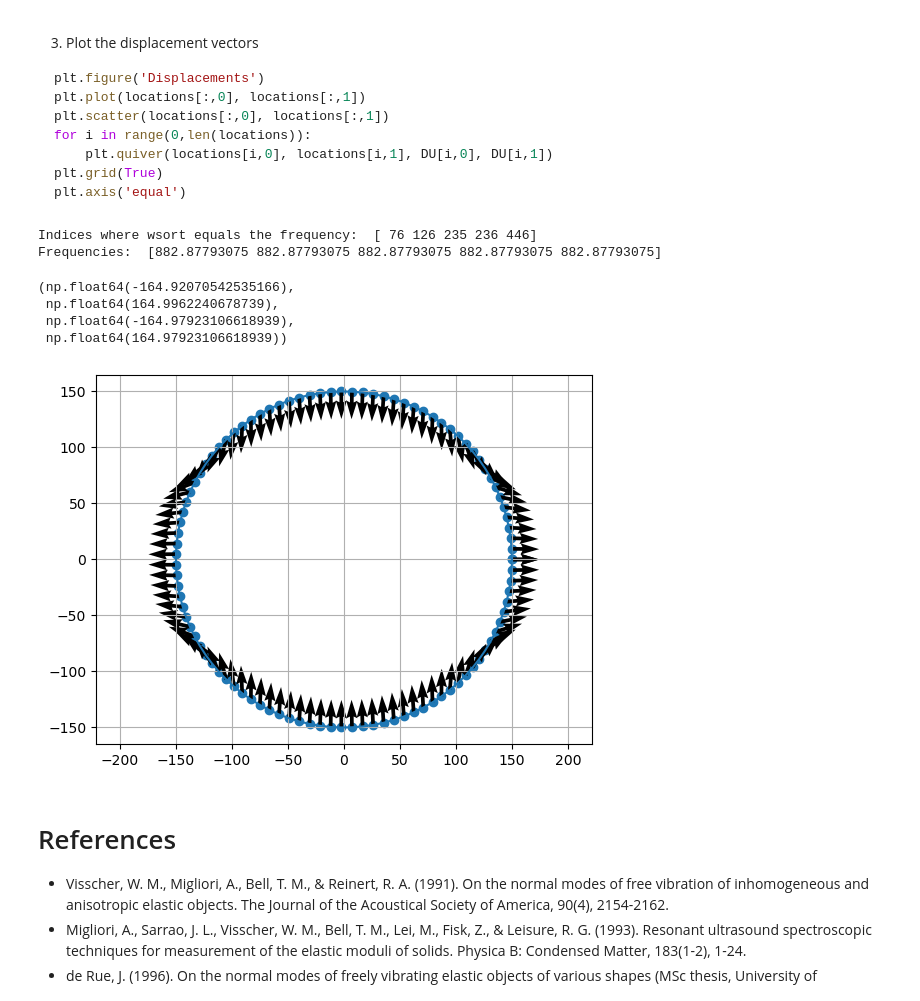
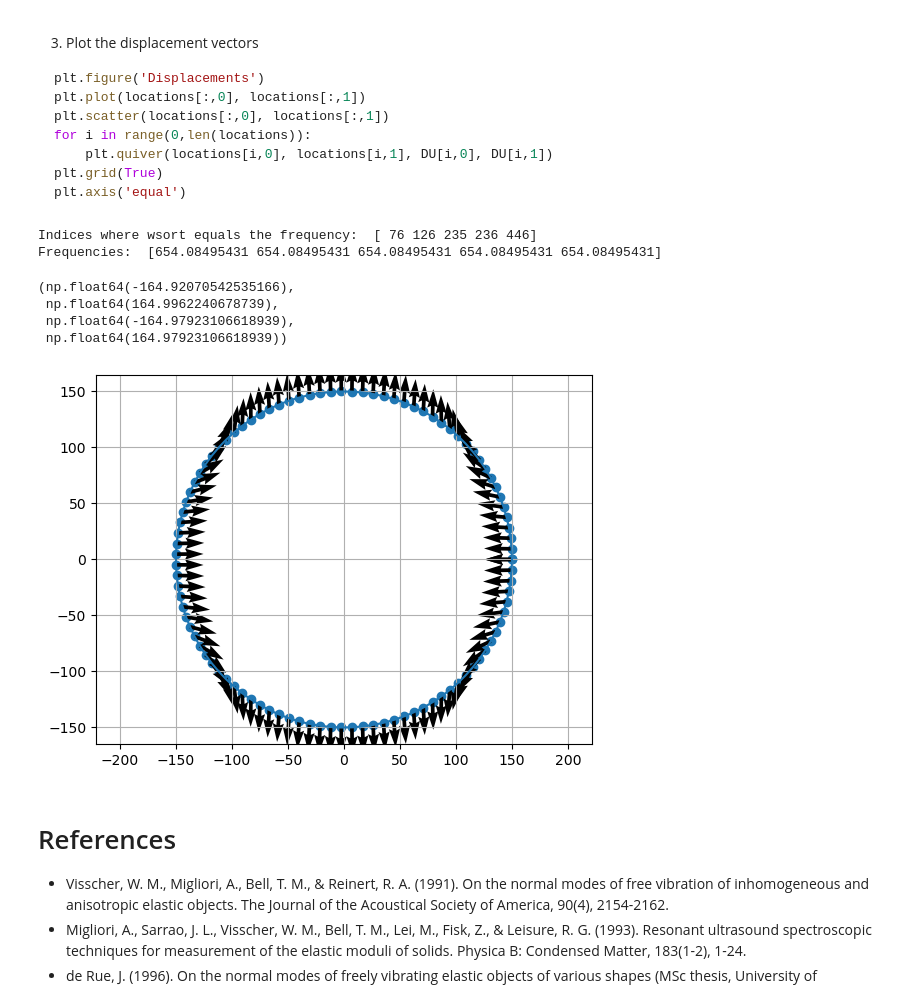
Before and after one commit to edur409/Circumferential-Surface-Waves, a Jupyter notebook: RUS/RUS_Sphere.ipynb, the cells around one changed output. Saved outputs shown, nothing was run; the diff lists cells and outputs as text; code cells hidden in the pictures.

````diff
--- a/RUS/RUS_Sphere.ipynb
+++ b/RUS/RUS_Sphere.ipynb
@@ -34,11 +34,11 @@ def c_t(mu, rho):
     return 1000*numpy.sqrt(mu/rho)
 
 # Inputs
-# Aluminium: Lam: 110.0  , Mu: 26.0 , Rho: 2.713
+# Aluminium: Lam: 53.0989  , Mu: 26.0 , Rho: 2.710
 # Copper: Lam: 105.6 GPa, Mu: 48.3 GPa, Rho: 8.933 g/cm^3
-Lam = 53.0989#110.0# 105.6 # GPa 105.6 55.5#
-Mu = 26.7195 #26.0 #48.3 # GPa 48.3
-rho = 2.710 #2.713 #8.933 # cm^3 8.933
+Lam = 105.6 # GPa 53.0989#
+Mu = 48.3 # GPa 26.7195
+rho = 8.933 # cm^3 2.710 #
 
 print('Vp: ', c_l(Lam, Mu, rho))
 print('Vs: ', c_t(Mu, rho))
@@ -270,7 +270,7 @@ EIGVALS = numpy.concatenate(eigvals)#/(2*numpy.pi)
 EIGVALS = numpy.round(EIGVALS, decimals = decimals) # Truncate the decimal values to identify the frequencies
 # EIGVALS = EIGVALS.sort() # sort the eigenvalues if needed
 wsort = numpy.round(wsort, decimals = decimals) # Truncate the decimal values to identify the frequencies
-pos = numpy.where(EIGVALS == wsort[16])[0] # Choose a frequency to plot and find its indices!!!
+pos = numpy.where(EIGVALS == wsort[12])[0] # Choose a frequency to plot and find its indices!!!
 print('Indices where wsort equals the frequency: ', pos)
 print('Frequencies: ', 1e5*numpy.sqrt(EIGVALS[pos])/(2*numpy.pi))
 # Find the eigenvectors for those eigenvalue positions
@@ -399,35 +399,35 @@ plt.grid(True)
 plt.axis('equal')
 ```
 # %%
-pos = numpy.where(EIGVALS == wsort[11])[0] # Choose a frequency to plot and find its indices!!!
+pos = numpy.where(EIGVALS == wsort[12])[0] # Choose a frequency to plot and find its indices!!!
 print('Indices where wsort equals the frequency: ', pos)
 print('Frequencies: ', 1e5*numpy.sqrt(EIGVALS[pos])/(2*numpy.pi))
 
 DU = numpy.zeros((len(locations),2))
 i = 0
 for loc in locations:
-    dx, dy, dz = u_i(z, [loc[0], loc[1], 0], [pos[2]]) # pos: use all positions, otherwise choose a particular one (e.g. [pos[3]])
+    dx, dy, dz = u_i(z, [loc[0], loc[1], 0], [pos[3]]) # pos: use all positions, otherwise choose a particular one (e.g. [pos[3]])
     du=numpy.array([dx,dy,dz])
     du_n = du/numpy.linalg.norm(du)
     DU[i,0] = du_n[0]
     DU[i,1] = du_n[1]
     i+=1
 
 plt.figure('Displacements')
 plt.plot(locations[:,0], locations[:,1])
 plt.scatter(locations[:,0], locations[:,1])
 for i in range(0,len(locations)):
     plt.quiver(locations[i,0], locations[i,1], DU[i,0], DU[i,1])
 plt.grid(True)
 plt.axis('equal')
 # %% [output]
 Indices where wsort equals the frequency:  [ 76 126 235 236 446]
-Frequencies:  [882.87793075 882.87793075 882.87793075 882.87793075 882.87793075]
+Frequencies:  [654.08495431 654.08495431 654.08495431 654.08495431 654.08495431]
 (np.float64(-164.92070542535166),
  np.float64(164.9962240678739),
  np.float64(-164.97923106618939),
  np.float64(164.97923106618939))
-[figure, old version]
+[figure, new version]
 # %% [markdown]
 # References
 
````
Also changed, not shown: parts of 5 cells of this notebook.
